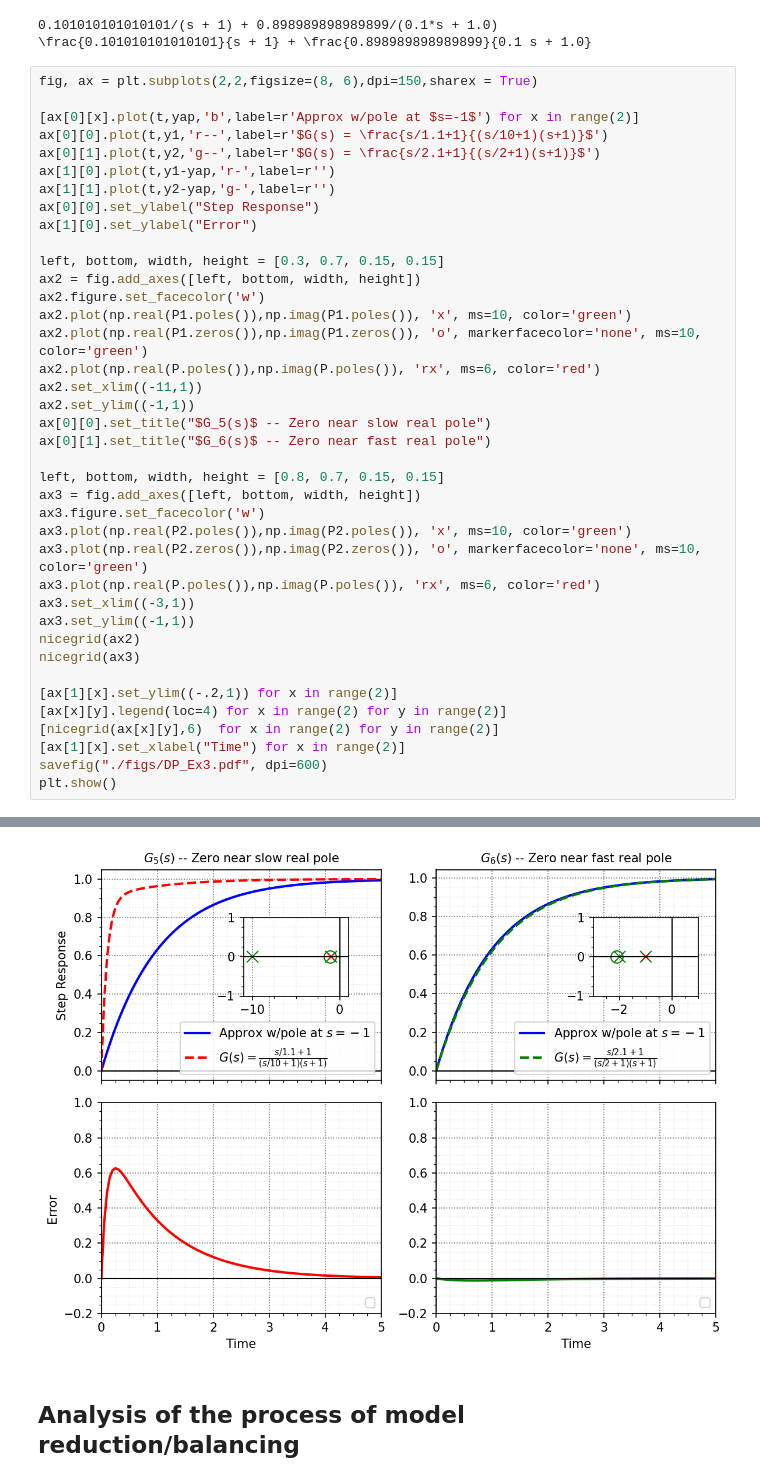
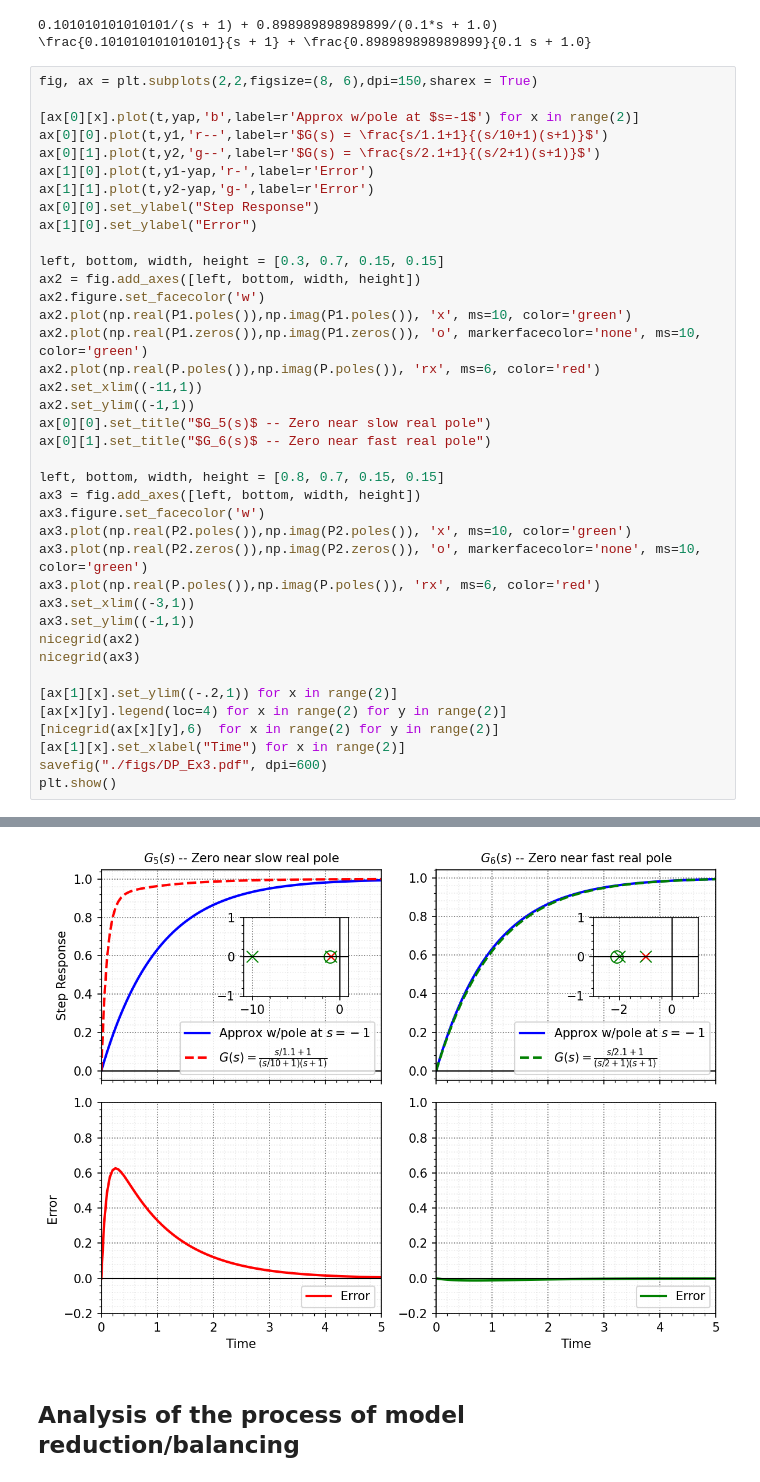
Before and after one commit to mit-acl/16_06_Class, a Jupyter notebook: 16_06_T4_Dominant_Poles.ipynb, the cells around one changed output, grey strips where cells are left out. Saved outputs shown, nothing was run; the diff lists cells and outputs as text.

```diff
--- a/16_06_T4_Dominant_Poles.ipynb
+++ b/16_06_T4_Dominant_Poles.ipynb
@@ -323,8 +372,8 @@ fig, ax = plt.subplots(2,2,figsize=(8, 6),dpi=150,sharex = True)
 [ax[0][x].plot(t,yap,'b',label=r'Approx w/pole at $s=-1$') for x in range(2)]
 ax[0][0].plot(t,y1,'r--',label=r'$G(s) = \frac{s/1.1+1}{(s/10+1)(s+1)}$')
 ax[0][1].plot(t,y2,'g--',label=r'$G(s) = \frac{s/2.1+1}{(s/2+1)(s+1)}$')
-ax[1][0].plot(t,y1-yap,'r-',label=r'')
-ax[1][1].plot(t,y2-yap,'g-',label=r'')
+ax[1][0].plot(t,y1-yap,'r-',label=r'Error')
+ax[1][1].plot(t,y2-yap,'g-',label=r'Error')
 ax[0][0].set_ylabel("Step Response")
 ax[1][0].set_ylabel("Error")
 
@@ -362,4 +409,4 @@ No artists with labels found to put in legend.  Note that artists whose label st
-[figure, old version]
+[figure, new version]
 # %% [markdown]
 ## Analysis of the process of model reduction/balancing
 # %%
```
Also changed, not shown: parts of 10 cells of this notebook, 1 other file.
